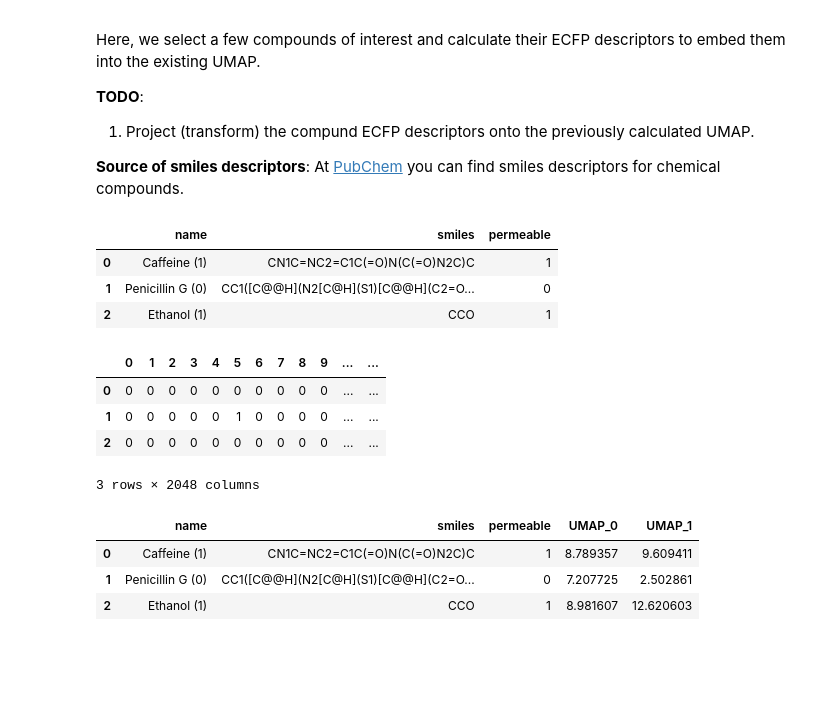
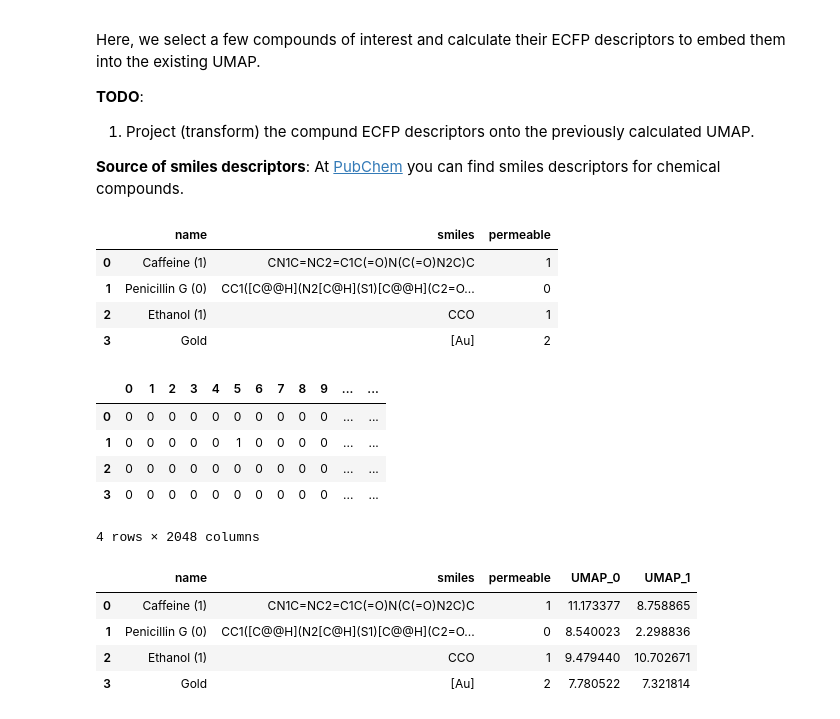
Before and after one commit to moritzmarquardt/workshop_IBEC, a Jupyter notebook: 01_bbbp_visualisation_umap.ipynb, the cells around one changed output. Cells and saved outputs as stored; diff of their text form; code cells hidden in the pictures; blank space fills up the shorter version.

```diff
--- a/01_bbbp_visualisation_umap.ipynb
+++ b/01_bbbp_visualisation_umap.ipynb
@@ -241,27 +238,32 @@ At [PubChem](https://pubchem.ncbi.nlm.nih.gov/) you can find smiles descriptors
 # %%
 # embed a few compounds of interest into the umap
 compounds_of_interest = pd.DataFrame()
 compounds_of_interest["name"] = [
     "Caffeine (1)",
     "Penicillin G (0)",
-    "Ethanol (1)"
+    "Ethanol (1)",
+    "Gold"
     ]
 compounds_of_interest["smiles"] = [
     "CN1C=NC2=C1C(=O)N(C(=O)N2C)C",
     "CC1([C@@H](N2[C@H](S1)[C@@H](C2=O)NC(=O)CC3=CC=CC=C3)C(=O)O)C",
-    "CCO"
+    "CCO",
+    "[Au]"
     ]
+# 0 for non-permeable, 1 for permeable, 2 for undefined
 compounds_of_interest["permeable"] = [
     1,
     0,
-    1
+    1,
+    2
     ]
 compounds_of_interest
 # %% [output]
 |  | name | smiles | permeable |
 | 0 | Caffeine (1) | CN1C=NC2=C1C(=O)N(C(=O)N2C)C | 1 |
 | 1 | Penicillin G (0) | CC1([C@@H](N2[C@H](S1)[C@@H](C2=O... | 0 |
 | 2 | Ethanol (1) | CCO | 1 |
+| 3 | Gold | [Au] | 2 |
 # %%
 ecfp_compounds_of_interest, keep_idx = compute_ecfp_descriptors(compounds_of_interest["smiles"])
 
@@ -274,15 +276,17 @@ pd.DataFrame(ecfp_compounds_of_interest)
 | 0 | 0 | 0 | 0 | 0 | 0 | 0 | 0 | 0 | 0 | 0 | ... | ... |
 | 1 | 0 | 0 | 0 | 0 | 0 | 1 | 0 | 0 | 0 | 0 | ... | ... |
 | 2 | 0 | 0 | 0 | 0 | 0 | 0 | 0 | 0 | 0 | 0 | ... | ... |
+| 3 | 0 | 0 | 0 | 0 | 0 | 0 | 0 | 0 | 0 | 0 | ... | ... |
-3 rows × 2048 columns
+4 rows × 2048 columns
 # %%
 transformed_compounds_of_interest = umap_reducer.transform(ecfp_compounds_of_interest) #TODO use the transform method of the umap_reducer object to transform the ecfp_compounds_of_interest
 compounds_of_interest["UMAP_0"], compounds_of_interest["UMAP_1"] = transformed_compounds_of_interest[:,0], transformed_compounds_of_interest[:,1]
 compounds_of_interest
 # %% [output]
 |  | name | smiles | permeable | UMAP_0 | UMAP_1 |
-| 0 | Caffeine (1) | CN1C=NC2=C1C(=O)N(C(=O)N2C)C | 1 | 8.789357 | 9.609411 |
-| 1 | Penicillin G (0) | CC1([C@@H](N2[C@H](S1)[C@@H](C2=O... | 0 | 7.207725 | 2.502861 |
-| 2 | Ethanol (1) | CCO | 1 | 8.981607 | 12.620603 |
+| 0 | Caffeine (1) | CN1C=NC2=C1C(=O)N(C(=O)N2C)C | 1 | 11.173377 | 8.758865 |
+| 1 | Penicillin G (0) | CC1([C@@H](N2[C@H](S1)[C@@H](C2=O... | 0 | 8.540023 | 2.298836 |
+| 2 | Ethanol (1) | CCO | 1 | 9.479440 | 10.702671 |
+| 3 | Gold | [Au] | 2 | 7.780522 | 7.321814 |
 # %%
 plt.figure(figsize=(5, 5))
```
Also changed, not shown: parts of 9 cells of this notebook.
